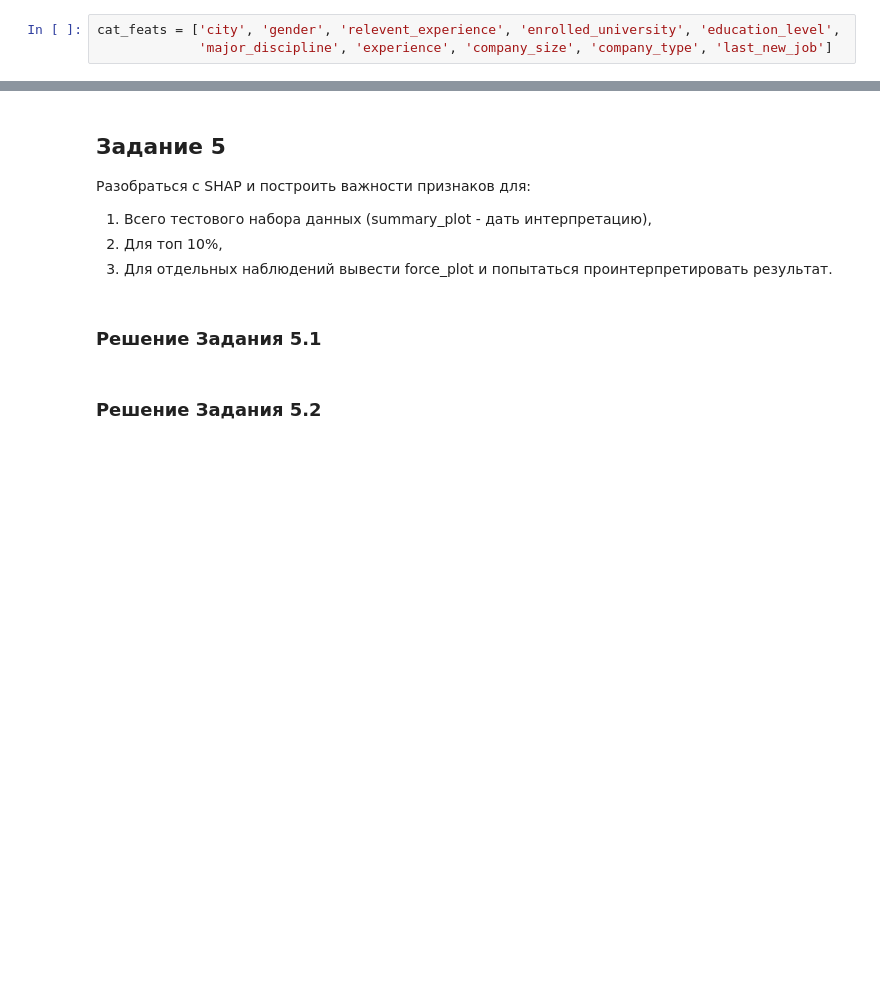
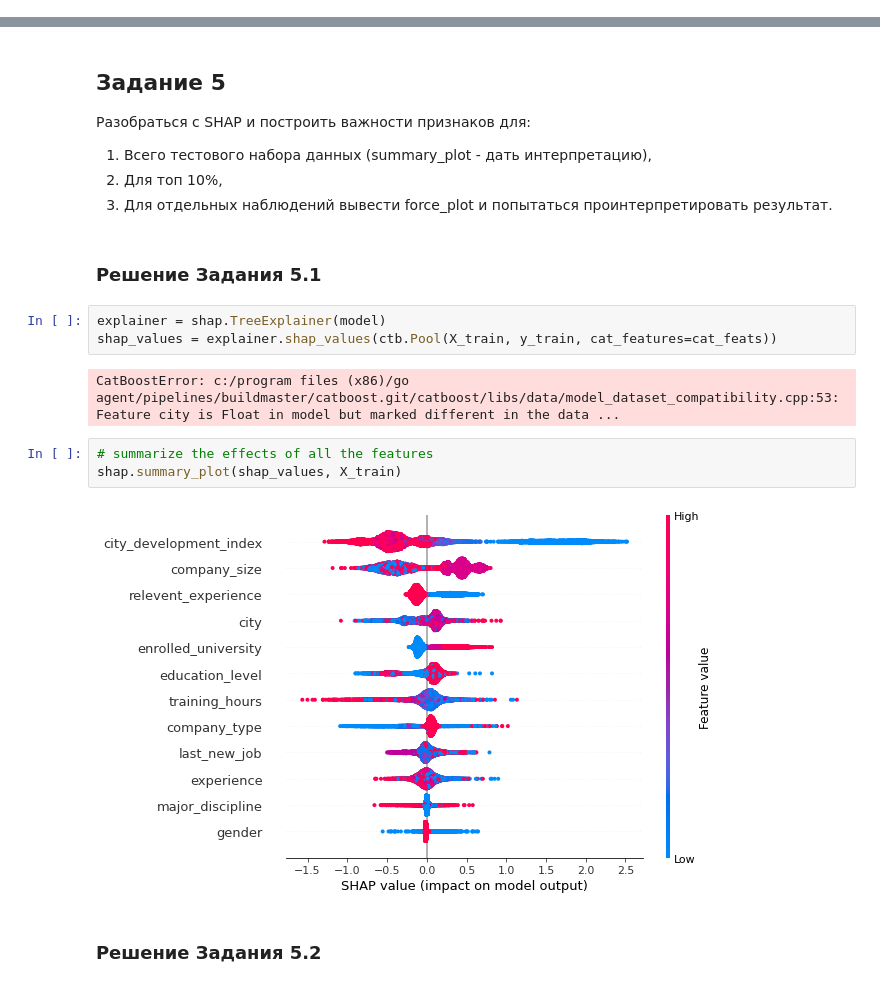
Before and after one commit to shatandv/GB_ML_Business_2021_04_26, a Jupyter notebook: homework/lesson7/les7_homework.ipynb, the cells around one changed output, grey strips where cells are left out. Cells and saved outputs as stored; diff of their text form; blank space fills up the shorter version.

```diff
--- a/homework/lesson7/les7_homework.ipynb
+++ b/homework/lesson7/les7_homework.ipynb
@@ -123,7 +267,4 @@ X_train, X_test, y_train, y_test = train_test_split(df.drop(columns=['target']),
 Обучить любой классификатор (какой вам нравится).
 # %% [markdown]
 ### Решение Задания 4
-# %%
-cat_feats = ['city', 'gender', 'relevent_experience', 'enrolled_university', 'education_level',
-             'major_discipline', 'experience', 'company_size', 'company_type', 'last_new_job']
 # %%
@@ -145,6 +288,16 @@ metrics
 3. Для отдельных наблюдений вывести force_plot и попытаться проинтерпретировать результат.
 # %% [markdown]
 ### Решение Задания 5.1
+# %%
+explainer = shap.TreeExplainer(model)
+shap_values = explainer.shap_values(ctb.Pool(X_train, y_train, cat_features=cat_feats))
+# %% [output]
+CatBoostError: c:/program files (x86)/go agent/pipelines/buildmaster/catboost.git/catboost/libs/data/model_dataset_compatibility.cpp:53: Feature city is Float in model but marked different in the data ...
+# %%
+# summarize the effects of all the features
+shap.summary_plot(shap_values, X_train)
+# %% [output]
+[figure, added]
 # %% [markdown]
 ### Решение Задания 5.2
 # %% [markdown]
```
Also changed, not shown: parts of 33 cells of this notebook, 4 other files.
